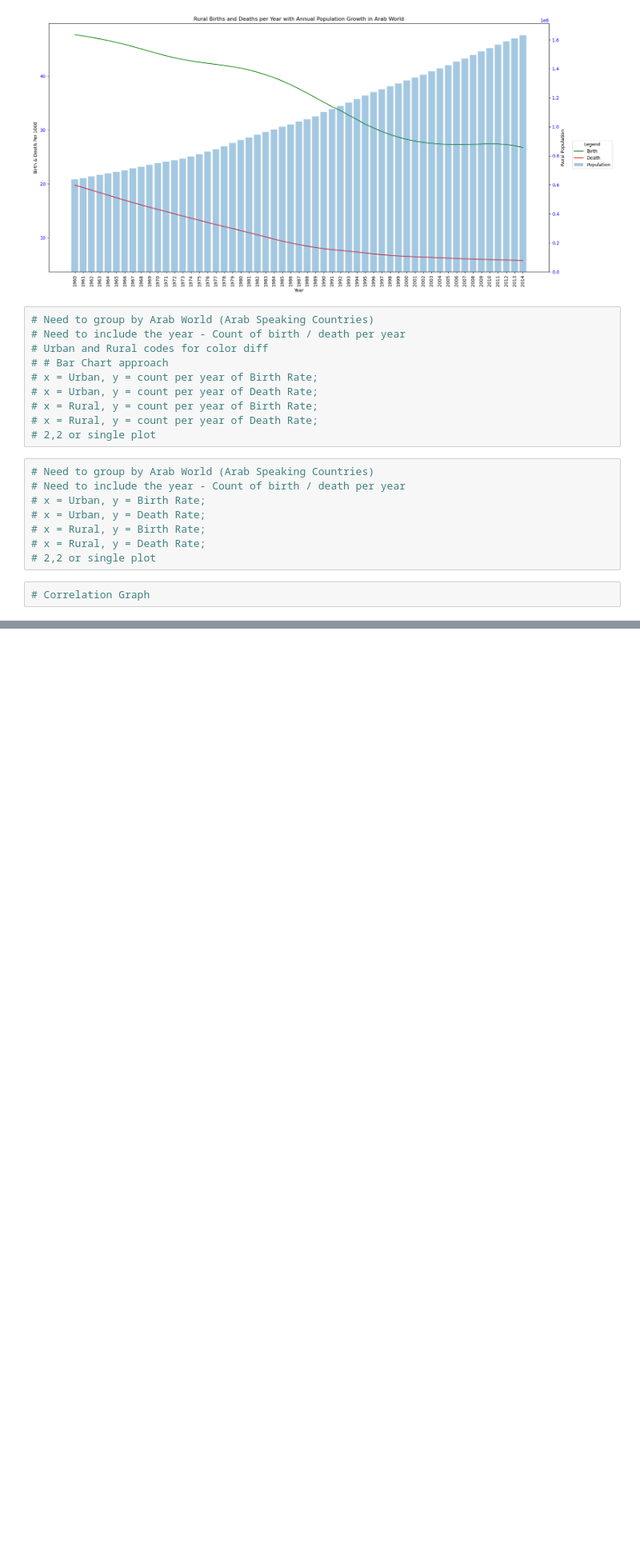
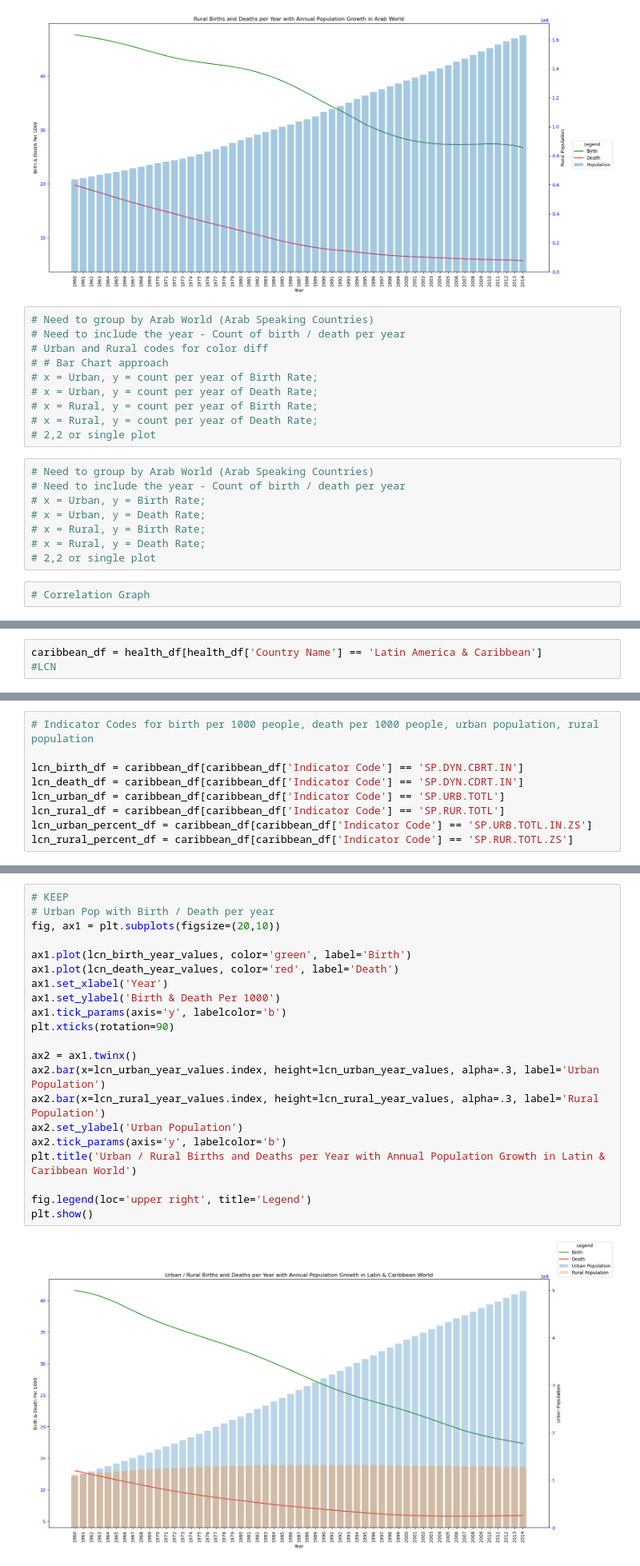
Before and after one commit to Jeremy-Amell/Pandas-EDA---Case-Study, a Jupyter notebook: health_nutrition_pop_stats.ipynb, the cells around one changed output, grey strips where cells are left out. Shown at 80% size. Saved outputs shown, nothing was run; the diff lists cells and outputs as text; blank space fills up the shorter version.

```diff
--- a/health_nutrition_pop_stats.ipynb
+++ b/health_nutrition_pop_stats.ipynb
@@ -254,0 +263,3 @@ plt.show()
+# %%
+caribbean_df = health_df[health_df['Country Name'] == 'Latin America & Caribbean']
+#LCN
@@ -254,0 +282,9 @@ plt.show()
+# %%
+# Indicator Codes for birth per 1000 people, death per 1000 people, urban population, rural population
+
+lcn_birth_df = caribbean_df[caribbean_df['Indicator Code'] == 'SP.DYN.CBRT.IN']
+lcn_death_df = caribbean_df[caribbean_df['Indicator Code'] == 'SP.DYN.CDRT.IN']
+lcn_urban_df = caribbean_df[caribbean_df['Indicator Code'] == 'SP.URB.TOTL']
+lcn_rural_df = caribbean_df[caribbean_df['Indicator Code'] == 'SP.RUR.TOTL']
+lcn_urban_percent_df = caribbean_df[caribbean_df['Indicator Code'] == 'SP.URB.TOTL.IN.ZS']
+lcn_rural_percent_df = caribbean_df[caribbean_df['Indicator Code'] == 'SP.RUR.TOTL.ZS']
@@ -254,0 +347,23 @@ plt.show()
+# %%
+# KEEP
+# Urban Pop with Birth / Death per year
+fig, ax1 = plt.subplots(figsize=(20,10))
+
+ax1.plot(lcn_birth_year_values, color='green', label='Birth')
+ax1.plot(lcn_death_year_values, color='red', label='Death')
+ax1.set_xlabel('Year')
+ax1.set_ylabel('Birth & Death Per 1000')
+ax1.tick_params(axis='y', labelcolor='b')
+plt.xticks(rotation=90)
+
+ax2 = ax1.twinx()
+ax2.bar(x=lcn_urban_year_values.index, height=lcn_urban_year_values, alpha=.3, label='Urban Population')
+ax2.bar(x=lcn_rural_year_values.index, height=lcn_rural_year_values, alpha=.3, label='Rural Population')
+ax2.set_ylabel('Urban Population')
+ax2.tick_params(axis='y', labelcolor='b')
+plt.title('Urban / Rural Births and Deaths per Year with Annual Population Growth in Latin & Caribbean World')
+
+fig.legend(loc='upper right', title='Legend')
+plt.show()
+# %% [output]
+[figure, added]
```
Also changed, not shown: parts of 9 cells of this notebook.
